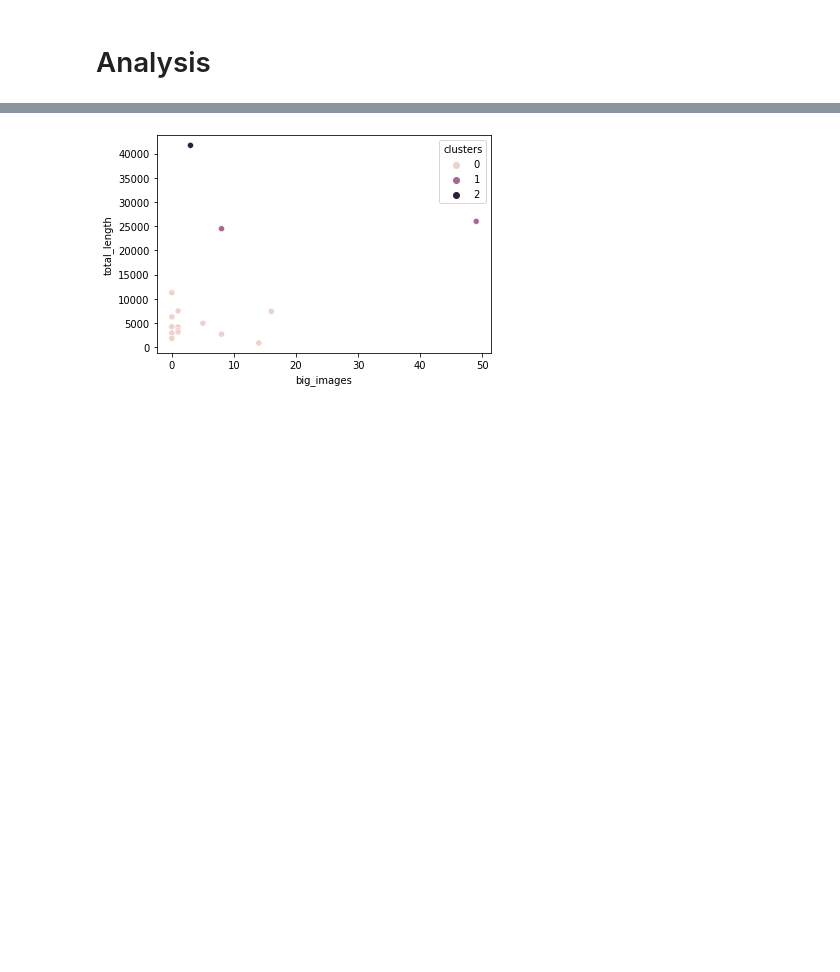
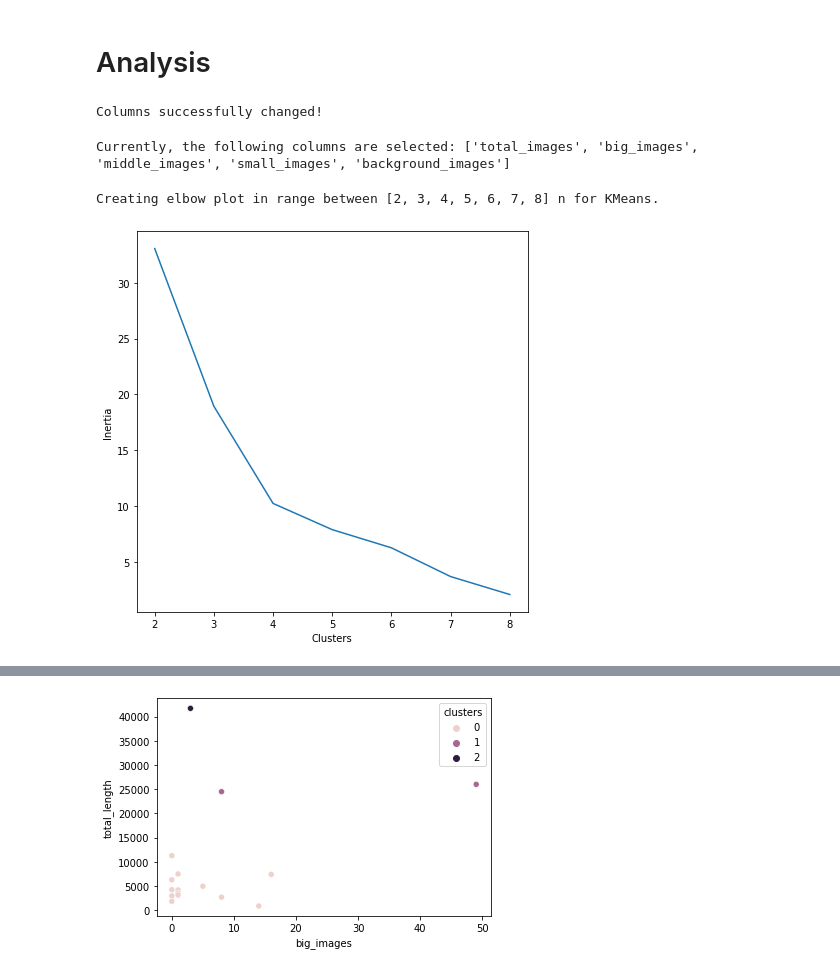
Before and after one commit to thomjur/zfdg_website_scraper, a Jupyter notebook: troubleshoting_notebook.ipynb, the cells around one changed output, grey strips where cells are left out. Saved outputs shown, nothing was run; the diff lists cells and outputs as text; code cells hidden in the pictures; blank space fills up the shorter version.

Commit message:
elbow method and flexible choice of columns for KMeans added

```diff
--- a/troubleshoting_notebook.ipynb
+++ b/troubleshoting_notebook.ipynb
@@ -43,0 +46,10 @@ bw_clustered = ana.getCosine4CategoricalData(bw_data)
+# %%
+ana.setColumnSelection(['total_images', 'big_images', 'middle_images', 'small_images', 'background_images'])
+# %% [output]
+Columns successfully changed!
+# %%
+ana.getColumnSelection()
+# %% [output]
+Currently, the following columns are selected: ['total_images', 'big_images', 'middle_images', 'small_images', 'background_images']
+# %%
+standardized_data = ana.standardizeData(ana.data_df)
@@ -43,0 +58,5 @@ bw_clustered = ana.getCosine4CategoricalData(bw_data)
+# %%
+ana.createElbowPlot(standardized_data)
+# %% [output]
+Creating elbow plot in range between [2, 3, 4, 5, 6, 7, 8] n for KMeans.
+[figure, added]
```
Also changed, not shown: parts of 7 cells of this notebook, 1 other file.
